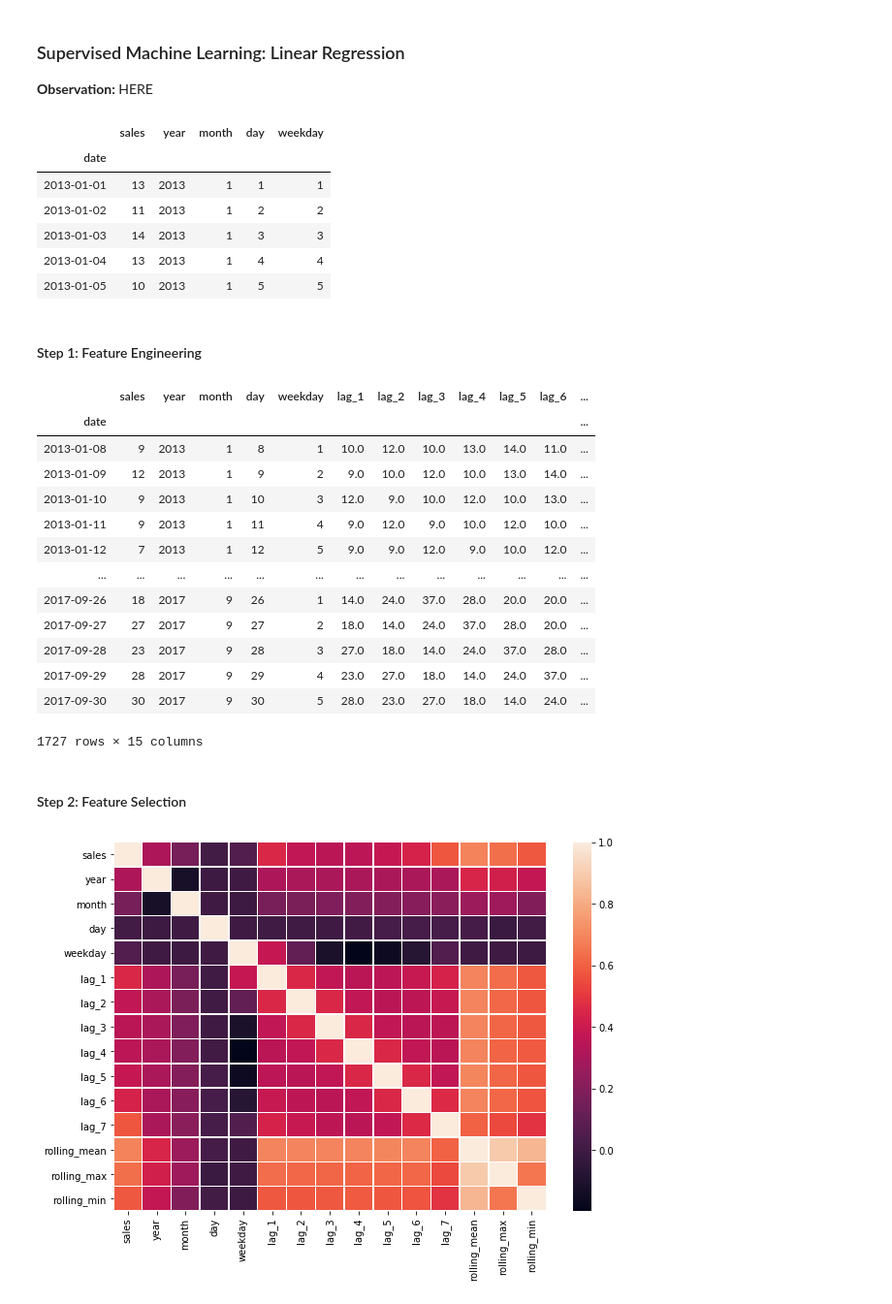
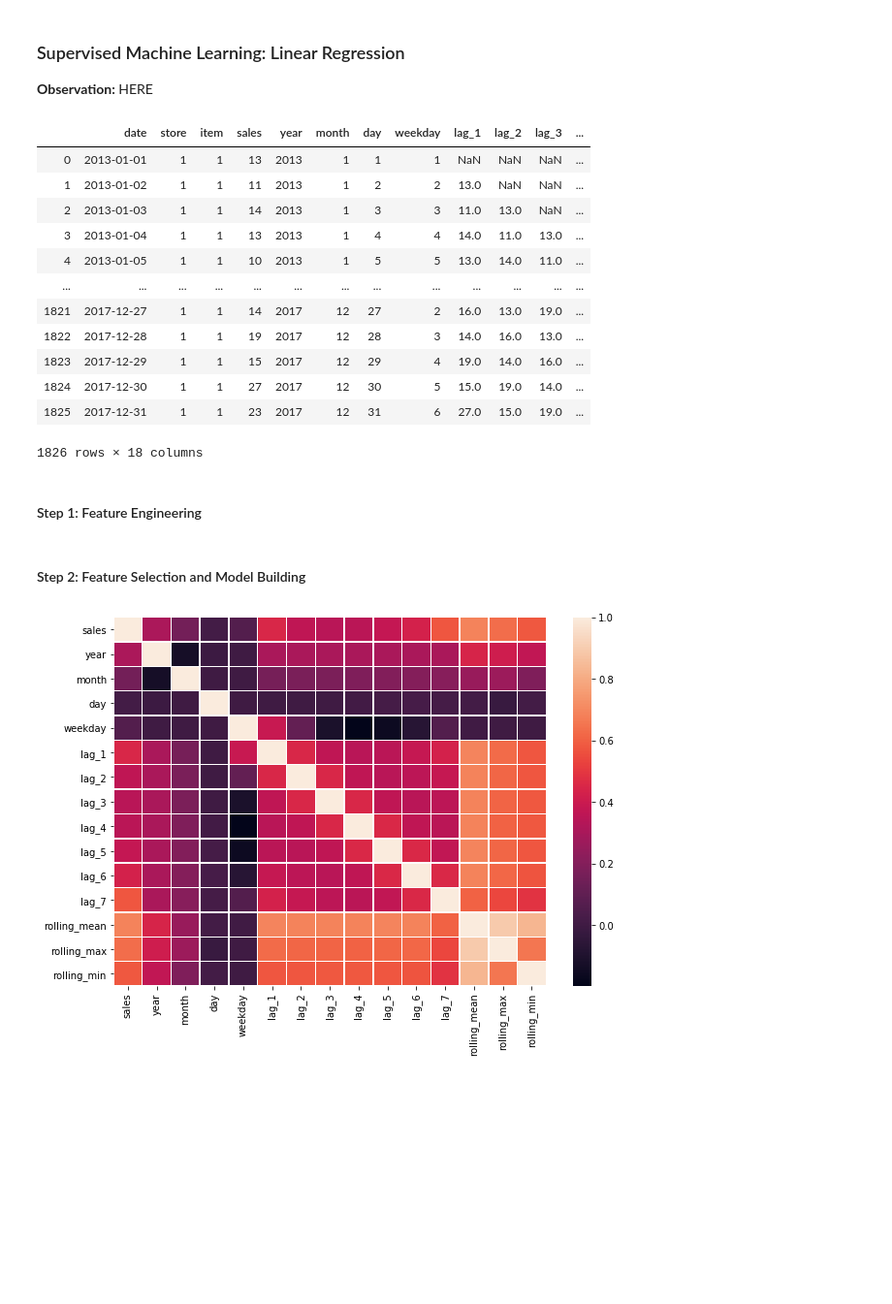
Before and after one commit to akshitvjain/product-sales-forecasting, a Jupyter notebook: notebook-sales-demand-forecasting.ipynb, the cells around one changed output. Shown at 97% size. Drawn from its saved outputs; the diff is of its cells as text; code cells hidden in the pictures; blank space fills up the shorter version.

```diff
--- a/notebook-sales-demand-forecasting.ipynb
+++ b/notebook-sales-demand-forecasting.ipynb
@@ -467,18 +461,23 @@ result_df_sarima
 ### Supervised Machine Learning: Linear Regression
 
 <b> Observation: </b> HERE
-# %%
-reg_df = train_df.drop(['store', 'item'], axis=1)
-reg_df = reg_df.set_index('date')
-reg_df.head()
-# %% [output]
-|  | sales | year | month | day | weekday |
-| date |  |  |  |  |  |
-| 2013-01-01 | 13 | 2013 | 1 | 1 | 1 |
-| 2013-01-02 | 11 | 2013 | 1 | 2 | 2 |
-| 2013-01-03 | 14 | 2013 | 1 | 3 | 3 |
-| 2013-01-04 | 13 | 2013 | 1 | 4 | 4 |
-| 2013-01-05 | 10 | 2013 | 1 | 5 | 5 |
+# %%
+reg_df = df
+reg_df
+# %% [output]
+|  | date | store | item | sales | year | month | day | weekday | lag_1 | lag_2 | lag_3 | ... |
+| 0 | 2013-01-01 | 1 | 1 | 13 | 2013 | 1 | 1 | 1 | NaN | NaN | NaN | ... |
+| 1 | 2013-01-02 | 1 | 1 | 11 | 2013 | 1 | 2 | 2 | 13.0 | NaN | NaN | ... |
+| 2 | 2013-01-03 | 1 | 1 | 14 | 2013 | 1 | 3 | 3 | 11.0 | 13.0 | NaN | ... |
+| 3 | 2013-01-04 | 1 | 1 | 13 | 2013 | 1 | 4 | 4 | 14.0 | 11.0 | 13.0 | ... |
+| 4 | 2013-01-05 | 1 | 1 | 10 | 2013 | 1 | 5 | 5 | 13.0 | 14.0 | 11.0 | ... |
+| ... | ... | ... | ... | ... | ... | ... | ... | ... | ... | ... | ... | ... |
+| 1821 | 2017-12-27 | 1 | 1 | 14 | 2017 | 12 | 27 | 2 | 16.0 | 13.0 | 19.0 | ... |
+| 1822 | 2017-12-28 | 1 | 1 | 19 | 2017 | 12 | 28 | 3 | 14.0 | 16.0 | 13.0 | ... |
+| 1823 | 2017-12-29 | 1 | 1 | 15 | 2017 | 12 | 29 | 4 | 19.0 | 14.0 | 16.0 | ... |
+| 1824 | 2017-12-30 | 1 | 1 | 27 | 2017 | 12 | 30 | 5 | 15.0 | 19.0 | 14.0 | ... |
+| 1825 | 2017-12-31 | 1 | 1 | 23 | 2017 | 12 | 31 | 6 | 27.0 | 15.0 | 19.0 | ... |
+1826 rows × 18 columns
 # %% [markdown]
 #### Step 1: Feature Engineering
 # %%
@@ -494,21 +501,3 @@ reg_df['rolling_min'] = reg_df.sales.rolling(window=7).min()
-# %%
-reg_df = reg_df.dropna(how='any', inplace=False)
-reg_df
-# %% [output]
-|  | sales | year | month | day | weekday | lag_1 | lag_2 | lag_3 | lag_4 | lag_5 | lag_6 | ... |
-| date |  |  |  |  |  |  |  |  |  |  |  | ... |
-| 2013-01-08 | 9 | 2013 | 1 | 8 | 1 | 10.0 | 12.0 | 10.0 | 13.0 | 14.0 | 11.0 | ... |
-| 2013-01-09 | 12 | 2013 | 1 | 9 | 2 | 9.0 | 10.0 | 12.0 | 10.0 | 13.0 | 14.0 | ... |
-| 2013-01-10 | 9 | 2013 | 1 | 10 | 3 | 12.0 | 9.0 | 10.0 | 12.0 | 10.0 | 13.0 | ... |
-| 2013-01-11 | 9 | 2013 | 1 | 11 | 4 | 9.0 | 12.0 | 9.0 | 10.0 | 12.0 | 10.0 | ... |
-| 2013-01-12 | 7 | 2013 | 1 | 12 | 5 | 9.0 | 9.0 | 12.0 | 9.0 | 10.0 | 12.0 | ... |
-| ... | ... | ... | ... | ... | ... | ... | ... | ... | ... | ... | ... | ... |
-| 2017-09-26 | 18 | 2017 | 9 | 26 | 1 | 14.0 | 24.0 | 37.0 | 28.0 | 20.0 | 20.0 | ... |
-| 2017-09-27 | 27 | 2017 | 9 | 27 | 2 | 18.0 | 14.0 | 24.0 | 37.0 | 28.0 | 20.0 | ... |
-| 2017-09-28 | 23 | 2017 | 9 | 28 | 3 | 27.0 | 18.0 | 14.0 | 24.0 | 37.0 | 28.0 | ... |
-| 2017-09-29 | 28 | 2017 | 9 | 29 | 4 | 23.0 | 27.0 | 18.0 | 14.0 | 24.0 | 37.0 | ... |
-| 2017-09-30 | 30 | 2017 | 9 | 30 | 5 | 28.0 | 23.0 | 27.0 | 18.0 | 14.0 | 24.0 | ... |
-1727 rows × 15 columns
 # %% [markdown]
-#### Step 2: Feature Selection
+#### Step 2: Feature Selection and Model Building
 # %%
```
Also changed, not shown: parts of 8 cells of this notebook.
